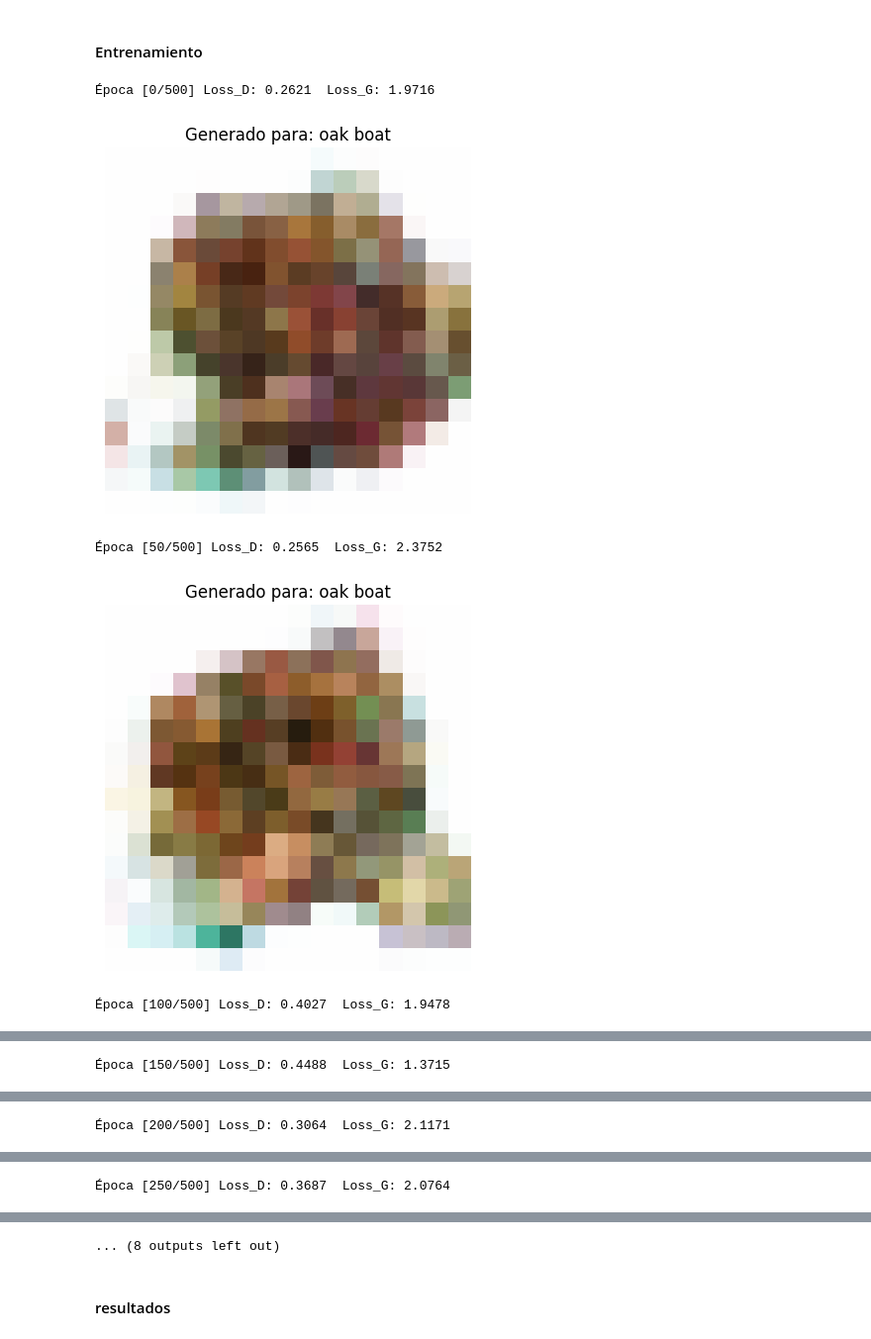
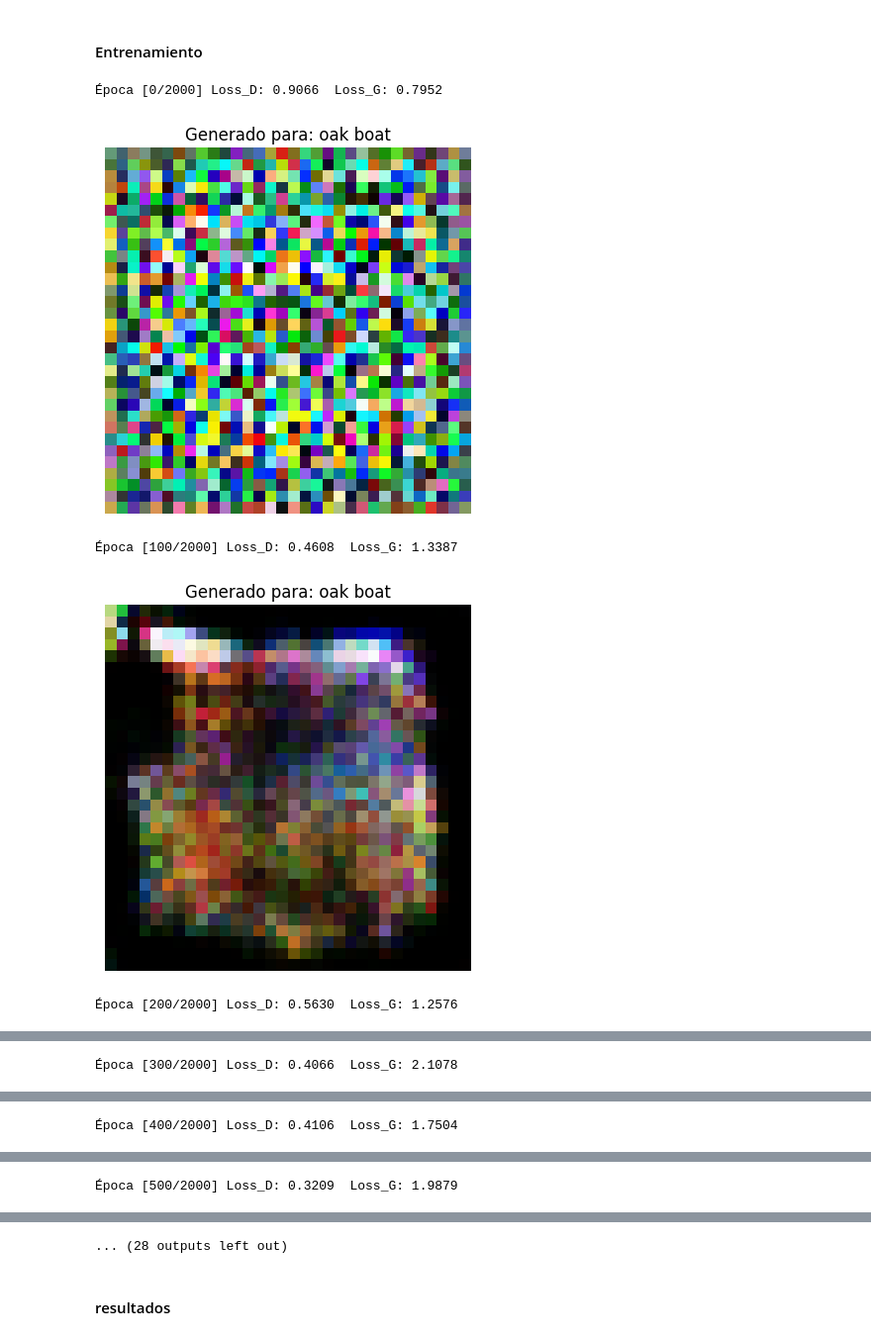
Before and after one commit to Alvarofp537/PCD, a Jupyter notebook: GAN/GAN_mine.ipynb, the cells around one changed output, grey strips where cells are left out. Shown at 99% size. Saved outputs shown, nothing was run; the diff lists cells and outputs as text; code cells hidden in the pictures.

Commit message:
x32 version suma vectores

```diff
--- a/GAN/GAN_mine.ipynb
+++ b/GAN/GAN_mine.ipynb
@@ -27,7 +33,7 @@ import torchvision.transforms as T
 import torchvision.transforms.functional as TF
 
 device = torch.device("cuda" if torch.cuda.is_available() else "cpu")
-df=pd.read_parquet("datos/minecraft.parquet")
+df=pd.read_parquet("../datos/faithful_1.21.1_32.parquet")
 # %% [markdown]
 ## Code
 # %% [markdown]
@@ -224,14 +254,16 @@ class Discriminator(nn.Module):
 # %%
+embed_dim = 128      # dimensión del embedding textual
+proj_dim= 100        # dimesión de salida del embedding textual
+
 batch_size = 32
-nz = 100             # tamaño del vector de ruido
-embed_dim = 100      # dimensión del embedding textual
-num_epochs = 500
-lr = 5e-5
+
+num_epochs = 2000
+lr = 1e-4
 beta1 = 0.5
 
 # parametros del generador
-lambda_tv = 0.1  # intensidad de la correccion del suavizado
-lambda_l2 = 0.05  # peso del L2 (ajústalo entre 0.01 y 0.2)
+lambda_tv = 0.1  # intensidad de la correccion del suavizado  menor que antes (antes 0.1)
+lambda_l2 = 0.03  # peso del L2 (ajústalo entre 0.01 y 0.2)      mayor que antes (antes 0.05)
 # %%
 # Construir vocabulario
 all_labels = df["label"].tolist()
@@ -244,6 +276,6 @@ print(f" Vocabulario generado con {len(vocab)} palabras únicas:")
 # print(vocab)
 
 # Dataset y DataLoader
-dataset = MinecraftDataset(df.to_dict("records"), image_size=16, augment=True)
+dataset = MinecraftDataset(df.to_dict("records"), image_size=32, augment=True)
 dataloader = DataLoader(dataset, batch_size=batch_size, shuffle=True)
 # %% [output]
@@ -252,9 +284,9 @@ dataloader = DataLoader(dataset, batch_size=batch_size, shuffle=True)
 #### Entrenamiento
 # %%
 # MODELOS
-txt_emb = TextEmbedding(vocab, embed_dim=embed_dim).to(device)
-G = Generator(nz=nz, embed_dim=embed_dim).to(device)
-D = Discriminator(embed_dim=embed_dim).to(device)
+txt_emb = TextEmbedding(vocab, embed_dim=embed_dim,proj_dim=proj_dim).to(device)
+G = Generator(embed_dim=proj_dim).to(device)
+D = Discriminator(embed_dim=proj_dim).to(device)
 # %%
 # Pérdida y optimizadores
 criterion = nn.BCELoss()
@@ -285,7 +317,7 @@ for epoch in range(num_epochs):
         lossD_real = criterion(output_real, real_labels)
 
         # Generar imágenes falsas condicionales
-        z = torch.randn(b_size, nz, device=device)
+        z = torch.randn(b_size, proj_dim, device=device)
         fake_imgs = G(z, cond_emb)
         output_fake = D(fake_imgs.detach(), cond_emb)
         lossD_fake = criterion(output_fake, fake_labels)
@@ -304,36 +336,36 @@ for epoch in range(num_epochs):
 
         tv_loss = total_variation_loss(fake_imgs) # añadir suavidad
         loss_pixel = F.mse_loss(fake_imgs, real_imgs)  # comparación directa de píxeles
 
         lossG = lossG_adv + lambda_tv * tv_loss + lambda_l2 * loss_pixel
         lossG.backward()
         optimizerG.step()
 
 
     # =========================================================
     # LOGGING
     # =========================================================
-    if epoch % 50 == 0:
+    if epoch % 100 == 0:
         print(f"Época [{epoch}/{num_epochs}] "
               f"Loss_D: {lossD.item():.4f}  Loss_G: {lossG.item():.4f}")
 
         # Generar una imagen de ejemplo condicional
         test_prompt = "oak boat"
         test_emb = txt_emb([test_prompt]).to(device)
         z = torch.randn(1, nz, device=device)
         fake_test = G(z, test_emb).detach().cpu()
 
         import matplotlib.pyplot as plt
         import torchvision.transforms.functional as TF
 
         img_vis = (fake_test[0] * 0.5 + 0.5).clamp(0, 1)
         plt.imshow(TF.to_pil_image(img_vis))
         plt.title(f"Generado para: {test_prompt}")
         plt.axis("off")
         plt.show()
 # %% [output]
-Época [0/500] Loss_D: 0.2621  Loss_G: 1.9716
+Época [0/2000] Loss_D: 0.9066  Loss_G: 0.7952
-[figure, old version]
+[figure, new version]
-Época [50/500] Loss_D: 0.2565  Loss_G: 2.3752
+Época [100/2000] Loss_D: 0.4608  Loss_G: 1.3387
-[figure, old version]
+[figure, new version]
-Época [100/500] Loss_D: 0.4027  Loss_G: 1.9478
+Época [200/2000] Loss_D: 0.5630  Loss_G: 1.2576
@@ -341 +373 @@ for epoch in range(num_epochs):
-Época [150/500] Loss_D: 0.4488  Loss_G: 1.3715
+Época [300/2000] Loss_D: 0.4066  Loss_G: 2.1078
@@ -343 +375 @@ for epoch in range(num_epochs):
-Época [200/500] Loss_D: 0.3064  Loss_G: 2.1171
+Época [400/2000] Loss_D: 0.4106  Loss_G: 1.7504
@@ -345 +377 @@ for epoch in range(num_epochs):
-Época [250/500] Loss_D: 0.3687  Loss_G: 2.0764
+Época [500/2000] Loss_D: 0.3209  Loss_G: 1.9879
@@ -347,4 +379,4 @@ for epoch in range(num_epochs):
-... (8 outputs left out)
+... (28 outputs left out)
 # %% [markdown]
 #### resultados
 # %%
```
Also changed, not shown: parts of 8 cells of this notebook.
